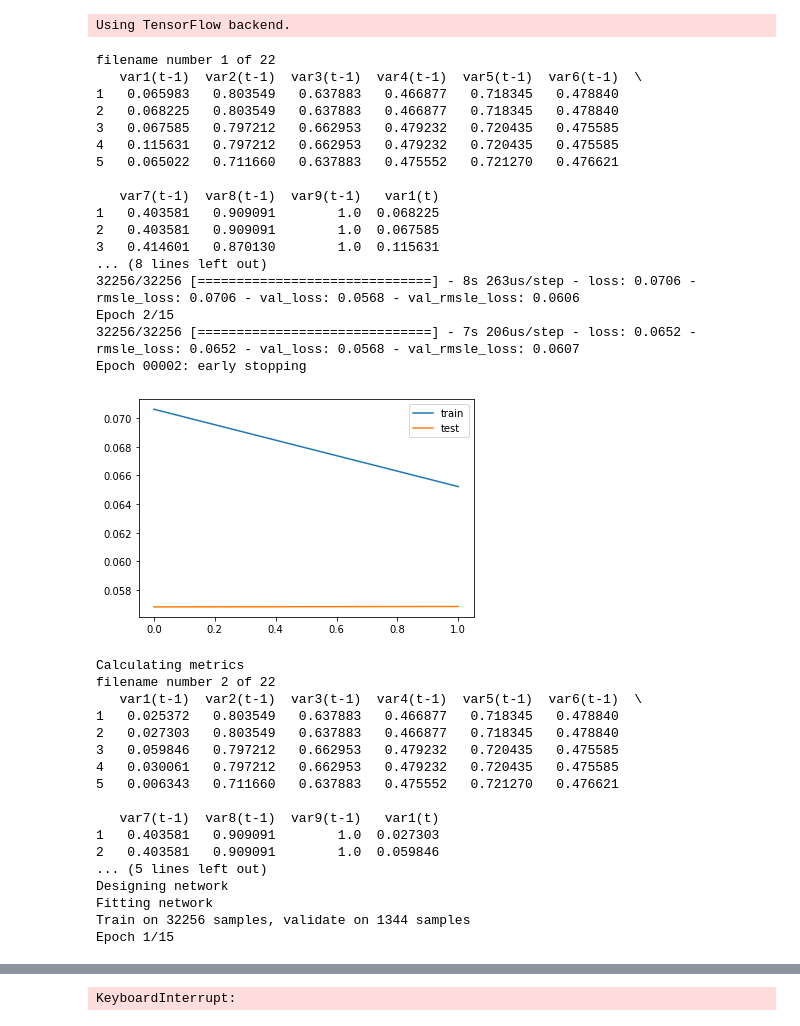
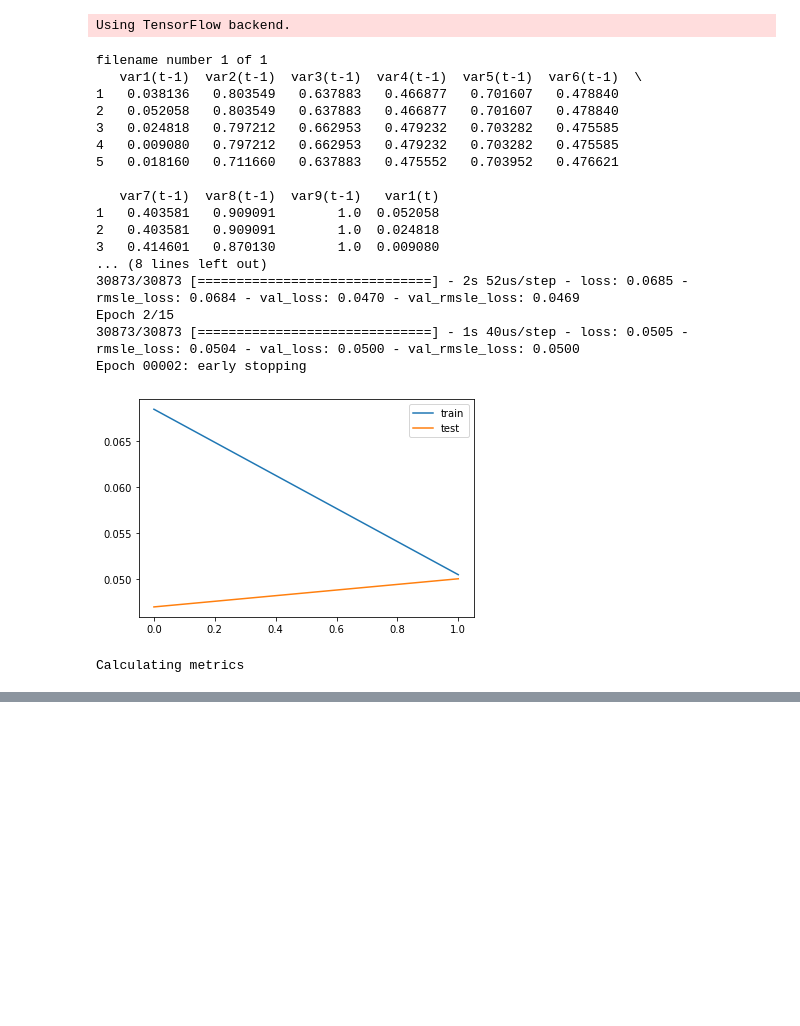
Before and after one commit to belenalberti/Smart_Meters_Demand_Forecasting, a Jupyter notebook: 4_lstm/lstm multivariate LOOP validation.ipynb, the cells around one changed output, grey strips where cells are left out. Saved outputs shown, nothing was run; the diff lists cells and outputs as text; code cells hidden in the pictures; blank space fills up the shorter version.

```diff
--- a/4_lstm/lstm multivariate LOOP validation.ipynb
+++ b/4_lstm/lstm multivariate LOOP validation.ipynb
@@ -93,7 +93,7 @@ def lstm_multivariate(filename):
     # design network
     print("Designing network")
     model = Sequential()
-    model.add(LSTM(150, input_shape=(train_X.shape[1], train_X.shape[2])))
+    model.add(LSTM(50, input_shape=(train_X.shape[1], train_X.shape[2])))
     model.add(Dense(1))
     model.compile(loss=rmsle_loss, optimizer='adam', metrics = [rmsle_loss])
     # simple early stopping
@@ -131,50 +131,34 @@ def lstm_multivariate(filename):
     return rmsle_i
 # %%
 # load the dataset
-path = "/Users/mariabelenalberti/OneDrive - Universidad Torcuato Di Tella/Tesis/code_datasets/1_data_frames/multivariate/affluent_tou"
+path = "/Users/mariabelenalberti/OneDrive - Universidad Torcuato Di Tella/Tesis/code_datasets/1_data_frames/multifiveperc/adv_tou"
 all_files = glob.glob(path + "/*.csv")
 
 i = 0
 rmsle_t = []
 for filename in all_files:
     i = i + 1
     print('filename number ' + str(i) + ' of ' + str(len(all_files)))
     df = pd.read_csv(filename,parse_dates = ['tstp'], index_col = ['tstp'])
     rmsle_i = lstm_multivariate(df)
     rmsle_t.append(round(rmsle_i,3))
 # %% [output]
-filename number 1 of 22
+filename number 1 of 1
    var1(t-1)  var2(t-1)  var3(t-1)  var4(t-1)  var5(t-1)  var6(t-1)  \
-1   0.065983   0.803549   0.637883   0.466877   0.718345   0.478840
-2   0.068225   0.803549   0.637883   0.466877   0.718345   0.478840
-3   0.067585   0.797212   0.662953   0.479232   0.720435   0.475585
-4   0.115631   0.797212   0.662953   0.479232   0.720435   0.475585
-5   0.065022   0.711660   0.637883   0.475552   0.721270   0.476621
+1   0.038136   0.803549   0.637883   0.466877   0.701607   0.478840
+2   0.052058   0.803549   0.637883   0.466877   0.701607   0.478840
+3   0.024818   0.797212   0.662953   0.479232   0.703282   0.475585
+4   0.009080   0.797212   0.662953   0.479232   0.703282   0.475585
+5   0.018160   0.711660   0.637883   0.475552   0.703952   0.476621
 
    var7(t-1)  var8(t-1)  var9(t-1)   var1(t)
-1   0.403581   0.909091        1.0  0.068225
-2   0.403581   0.909091        1.0  0.067585
-3   0.414601   0.870130        1.0  0.115631
+1   0.403581   0.909091        1.0  0.052058
+2   0.403581   0.909091        1.0  0.024818
+3   0.414601   0.870130        1.0  0.009080
 ... (8 lines left out)
-32256/32256 [==============================] - 8s 263us/step - loss: 0.0706 - rmsle_loss: 0.0706 - val_loss: 0.0568 - val_rmsle_loss: 0.0606
+30873/30873 [==============================] - 2s 52us/step - loss: 0.0685 - rmsle_loss: 0.0684 - val_loss: 0.0470 - val_rmsle_loss: 0.0469
 Epoch 2/15
-32256/32256 [==============================] - 7s 206us/step - loss: 0.0652 - rmsle_loss: 0.0652 - val_loss: 0.0568 - val_rmsle_loss: 0.0607
+30873/30873 [==============================] - 1s 40us/step - loss: 0.0505 - rmsle_loss: 0.0504 - val_loss: 0.0500 - val_rmsle_loss: 0.0500
 Epoch 00002: early stopping
-[figure, old version]
+[figure, new version]
 Calculating metrics
-filename number 2 of 22
-   var1(t-1)  var2(t-1)  var3(t-1)  var4(t-1)  var5(t-1)  var6(t-1)  \
-1   0.025372   0.803549   0.637883   0.466877   0.718345   0.478840
-2   0.027303   0.803549   0.637883   0.466877   0.718345   0.478840
-3   0.059846   0.797212   0.662953   0.479232   0.720435   0.475585
-4   0.030061   0.797212   0.662953   0.479232   0.720435   0.475585
-5   0.006343   0.711660   0.637883   0.475552   0.721270   0.476621
-
-   var7(t-1)  var8(t-1)  var9(t-1)   var1(t)
-1   0.403581   0.909091        1.0  0.027303
-2   0.403581   0.909091        1.0  0.059846
-... (5 lines left out)
-Designing network
-Fitting network
-Train on 32256 samples, validate on 1344 samples
-Epoch 1/15
@@ -197,4 +165,3 @@ Epoch 9/15
-KeyboardInterrupt:
 # %%
 plt.figure(figsize = (10,5))
 plt.subplot(121)
```
Also changed, not shown: parts of 3 cells of this notebook, 1 other file.
